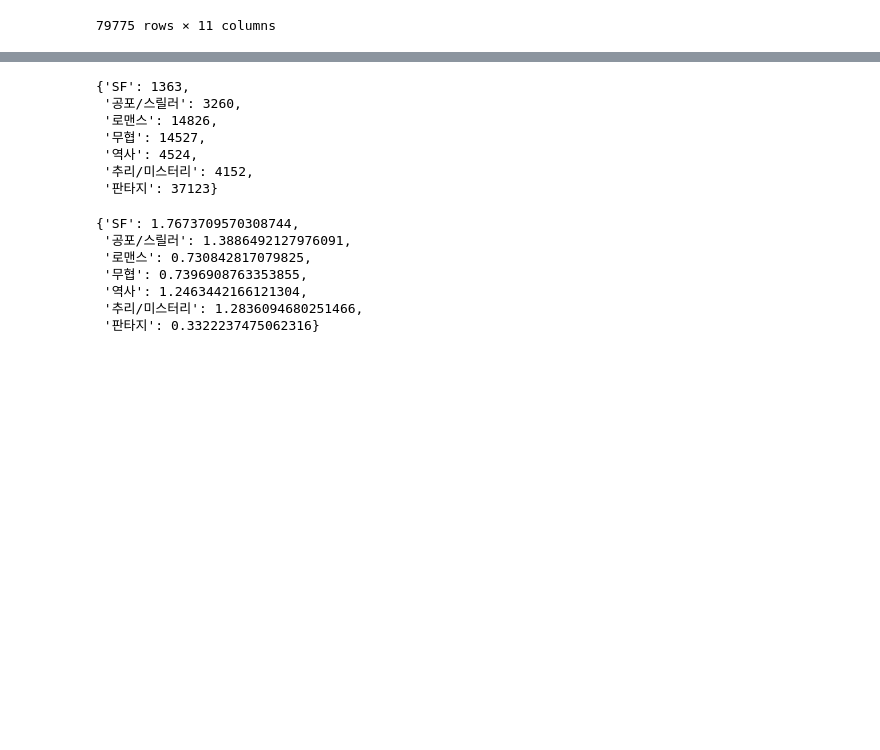
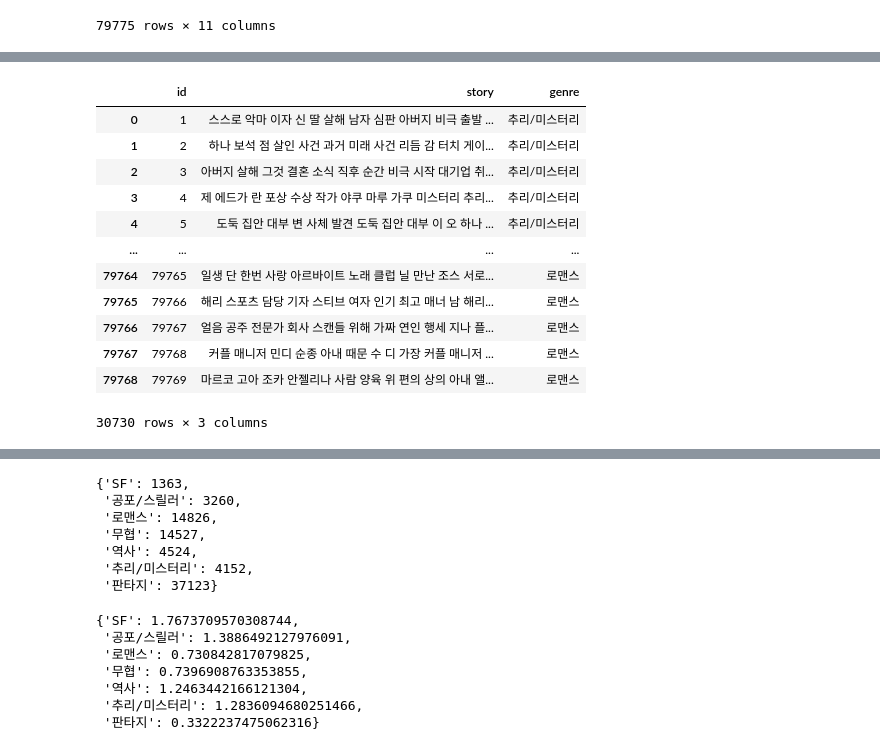
Before and after one commit to ggwnsghgg/book_project, a Jupyter notebook: 책_추천알고리즘.ipynb, the cells around one changed output, grey strips where cells are left out. Cells and saved outputs as stored; diff of their text form; code cells hidden in the pictures; blank space fills up the shorter version.

```diff
--- a/책_추천알고리즘.ipynb
+++ b/책_추천알고리즘.ipynb
@@ -95,0 +113,22 @@ books_df
+# %%
+#혹시모를 중복 제거하자
+books_df = books_df.drop_duplicates(['story'])
+# %%
+#결측치 제거
+books_df = books_df.dropna(axis=0)
+# %%
+books_df
+# %% [output]
+|  | id | story | genre |
+| 0 | 1 | 스스로 악마 이자 신 딸 살해 남자 심판 아버지 비극 출발 ... | 추리/미스터리 |
+| 1 | 2 | 하나 보석 점 살인 사건 과거 미래 사건 리듬 감 터치 게이... | 추리/미스터리 |
+| 2 | 3 | 아버지 살해 그것 결혼 소식 직후 순간 비극 시작 대기업 취... | 추리/미스터리 |
+| 3 | 4 | 제 에드가 란 포상 수상 작가 야쿠 마루 가쿠 미스터리 추리... | 추리/미스터리 |
+| 4 | 5 | 도둑 집안 대부 변 사체 발견 도둑 집안 대부 이 오 하나 ... | 추리/미스터리 |
+| ... | ... | ... | ... |
+| 79764 | 79765 | 일생 단 한번 사랑 아르바이트 노래 클럽 닐 만난 조스 서로... | 로맨스 |
+| 79765 | 79766 | 해리 스포츠 담당 기자 스티브 여자 인기 최고 매너 남 해리... | 로맨스 |
+| 79766 | 79767 | 얼음 공주 전문가 회사 스캔들 위해 가짜 연인 행세 지나 플... | 로맨스 |
+| 79767 | 79768 | 커플 매니저 민디 순종 아내 때문 수 디 가장 커플 매니저 ... | 로맨스 |
+| 79768 | 79769 | 마르코 고아 조카 안젤리나 사람 양육 위 편의 상의 아내 앨... | 로맨스 |
+30730 rows × 3 columns
```
Also changed, not shown: parts of 33 cells of this notebook.
